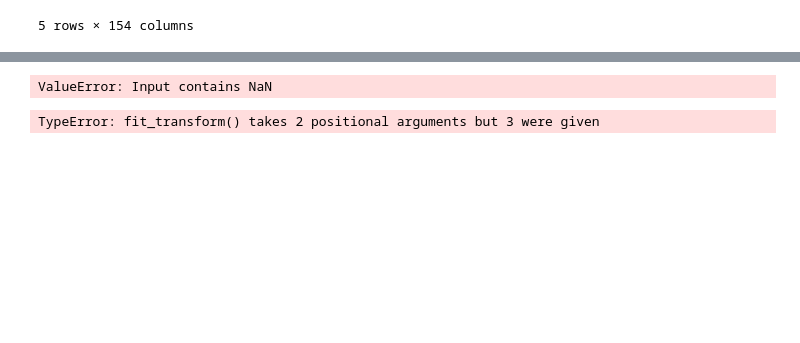
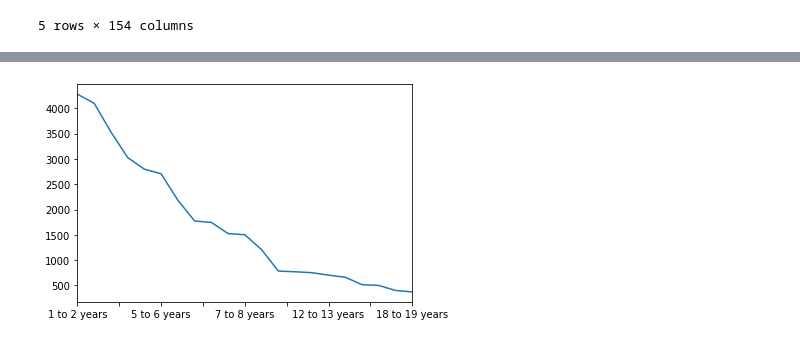
Before and after one commit to yycncom/stackoverflowAnalysis, a Jupyter notebook: stackflowAnalysis.ipynb, the cells around one changed output, grey strips where cells are left out. Cells and saved outputs as stored; diff of their text form; code cells hidden in the pictures; blank space fills up the shorter version.

```diff
--- a/stackflowAnalysis.ipynb
+++ b/stackflowAnalysis.ipynb
@@ -32,3 +60,7 @@ df_proDevel = df_public[df_public.Professional == 'Professional developer']
+# %%
+df_proDevel = df_proDevel.dropna(subset=['YearsCodedJob'])
+# %%
+df_proDevel['YearsCodedJobInt'] = df_proDevel['YearsCodedJob'].map(lambda x: int(x.split(" ")[0]) if not (x =='Less than a year') else 0)
 # %%
 top_ratio_dict = {}
 # Features' samples number less than sample_size in the data set will be dropped.
@@ -117,8 +104,4 @@ preprocessor = make_column_transformer((OrdinalEncoder(),[0, 146]),remainder="pa
-# %%
-preprocessor.fit_transform(transfer_df.values)
-# %% [output]
-ValueError: Input contains NaN
-# %%
-ct.fit_transform(transfer_df.values)
-# %% [output]
-TypeError: fit_transform() takes 2 positional arguments but 3 were given
+# %%
+df_proDevel.YearsCodedJob.value_counts().plot();
+# %% [output]
+[figure, added]
```
Also changed, not shown: parts of 40 cells of this notebook.
